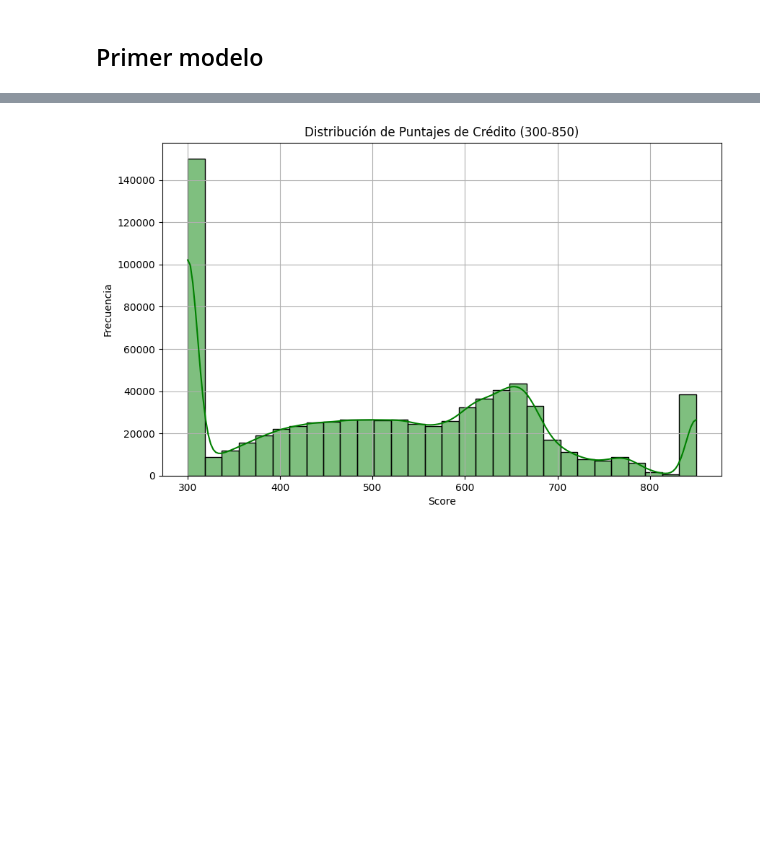
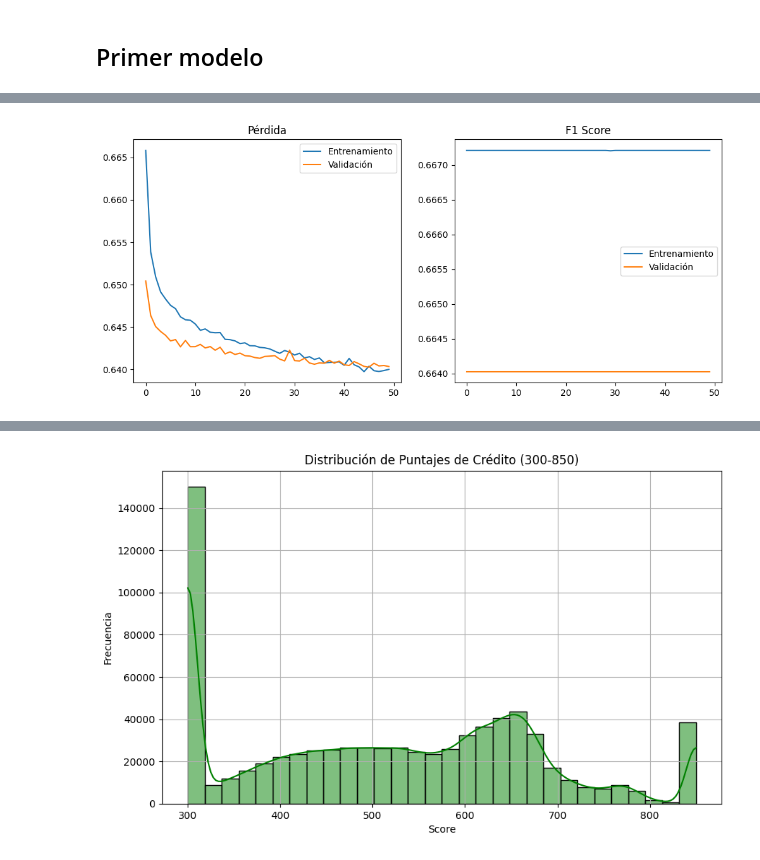
Before and after one commit to aleuse/rna_trabajo2_riesgo_crediticio, a Jupyter notebook: notebooks/2_modelado.ipynb, the cells around one changed output, grey strips where cells are left out. Drawn from its saved outputs; the diff is of its cells as text; code cells hidden in the pictures; blank space fills up the shorter version.

```diff
--- a/notebooks/2_modelado.ipynb
+++ b/notebooks/2_modelado.ipynb
@@ -18,0 +36,5 @@ import seaborn as sns
+# %%
+# Realizar oversampling con SMOTENC
+from imblearn.over_sampling import SMOTENC
+smote = SMOTENC(categorical_features=[X.columns.get_loc(col) for col in cat_cols], random_state=42)
+X_res, y_res = smote.fit_resample(X, y)
@@ -53,10 +163 @@ preprocessor = ColumnTransformer([
-# %%
-# Dividir en conjuntos de entrenamiento, validación y prueba
-X_train, X_temp, y_train, y_temp = train_test_split(X, y, test_size=0.3, random_state=42, stratify=y)
-X_val, X_test, y_val, y_test = train_test_split(X_temp, y_temp, test_size=0.5, random_state=42, stratify=y_temp)
-
-# Aplicar el preprocesamiento
-X_train = preprocessor.fit_transform(X_train)
-X_val = preprocessor.transform(X_val)
-X_test = preprocessor.transform(X_test)
 # %%
@@ -121,0 +226,21 @@ AUC-ROC: 0.92
+# %%
+# Plot de la pérdida y F1 Score
+plt.figure(figsize=(12, 5))
+
+# Pérdida
+plt.subplot(1, 2, 1)
+plt.plot(history.history['loss'], label='Entrenamiento')
+plt.plot(history.history['val_loss'], label='Validación')
+plt.title('Pérdida')
+plt.legend()
+
+# F1 Score
+plt.subplot(1, 2, 2)
+plt.plot(history.history['f1_score'], label='Entrenamiento')
+plt.plot(history.history['val_f1_score'], label='Validación')
+plt.title('F1 Score')
+plt.legend()
+
+plt.show()
+# %% [output]
+[figure, added]
```
Also changed, not shown: parts of 143 cells of this notebook, 10 other files.
